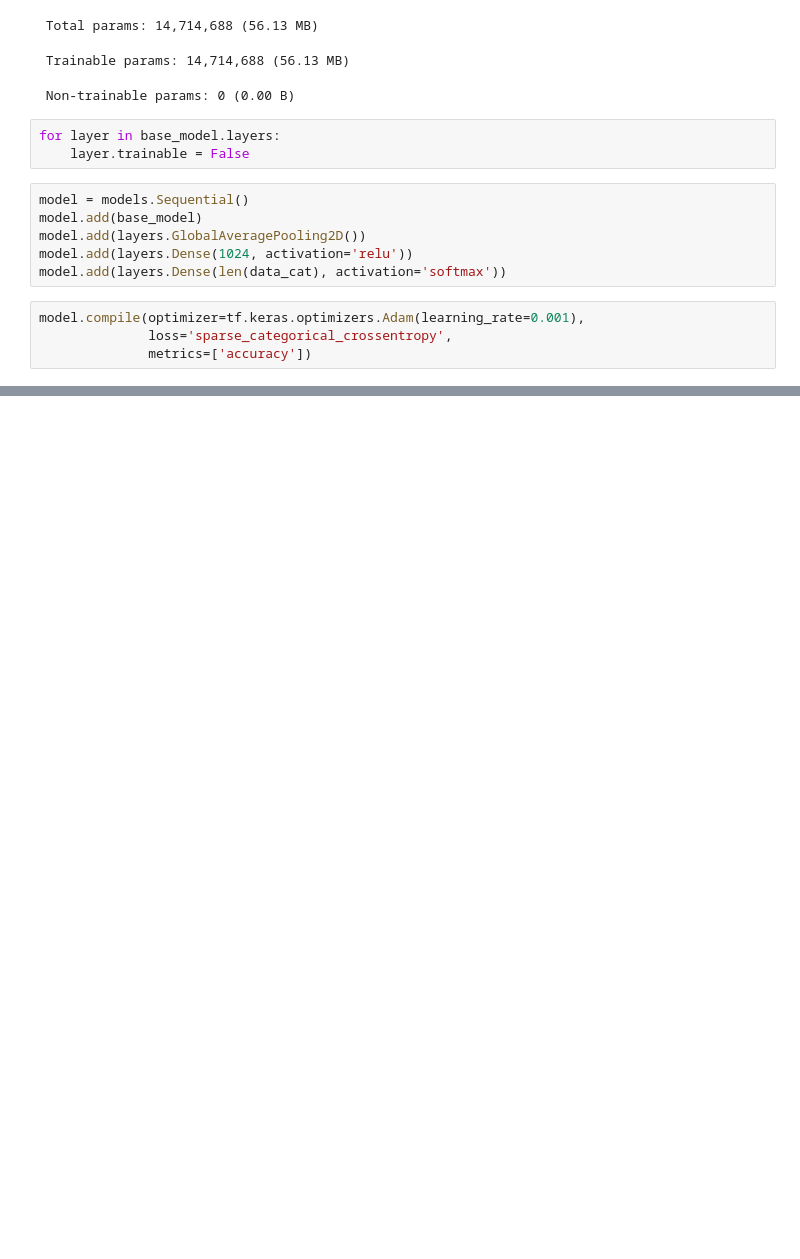
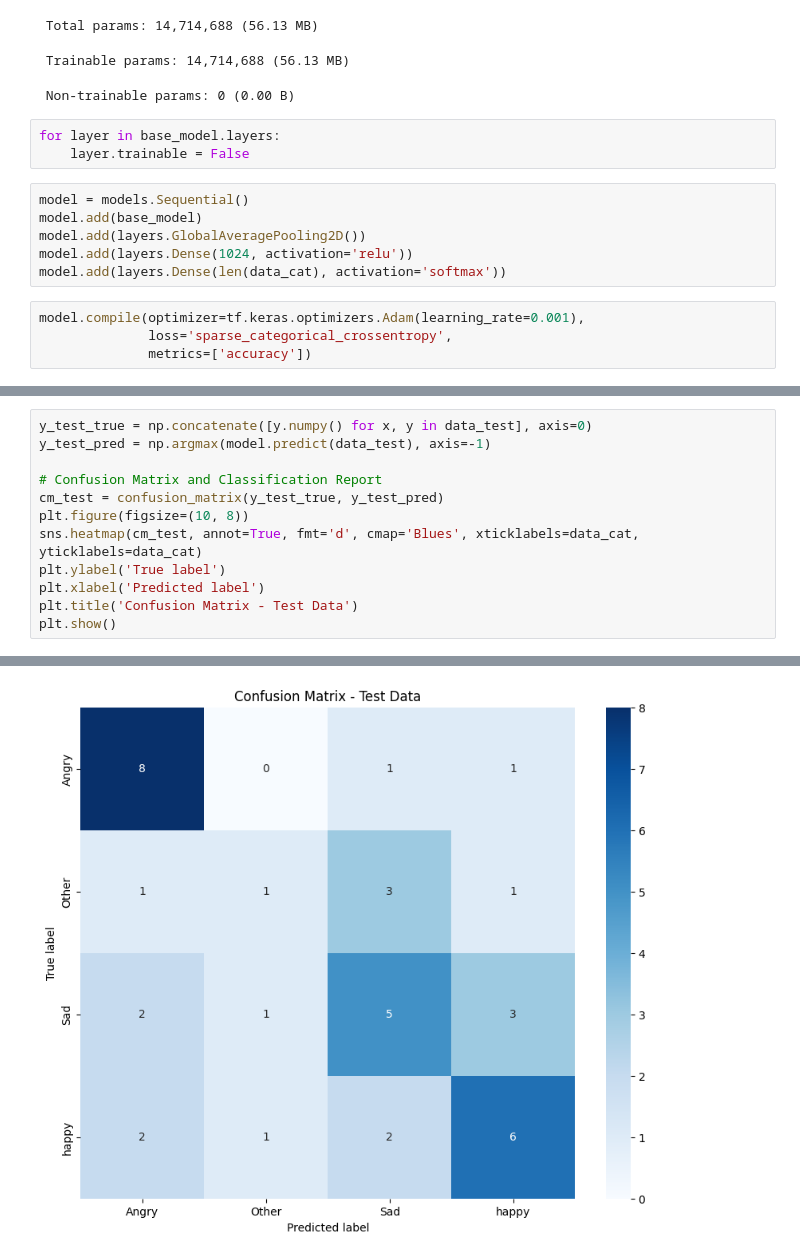
Before and after one commit to Sushant-S-13/Pet-Expression-Classification, a Jupyter notebook: pet_expression_classifier.ipynb, the cells around one changed output, grey strips where cells are left out. Saved outputs shown, nothing was run; the diff lists cells and outputs as text; blank space fills up the shorter version.

```diff
--- a/pet_expression_classifier.ipynb
+++ b/pet_expression_classifier.ipynb
@@ -136,0 +137,13 @@ plt.show()
+# %%
+y_test_true = np.concatenate([y.numpy() for x, y in data_test], axis=0)
+y_test_pred = np.argmax(model.predict(data_test), axis=-1)
+
+# Confusion Matrix and Classification Report
+cm_test = confusion_matrix(y_test_true, y_test_pred)
+plt.figure(figsize=(10, 8))
+sns.heatmap(cm_test, annot=True, fmt='d', cmap='Blues', xticklabels=data_cat, yticklabels=data_cat)
+plt.ylabel('True label')
+plt.xlabel('Predicted label')
+plt.title('Confusion Matrix - Test Data')
+plt.show()
+# %% [output]
@@ -136,0 +151 @@ plt.show()
+[figure, added]
```
Also changed, not shown: parts of 9 cells of this notebook.
